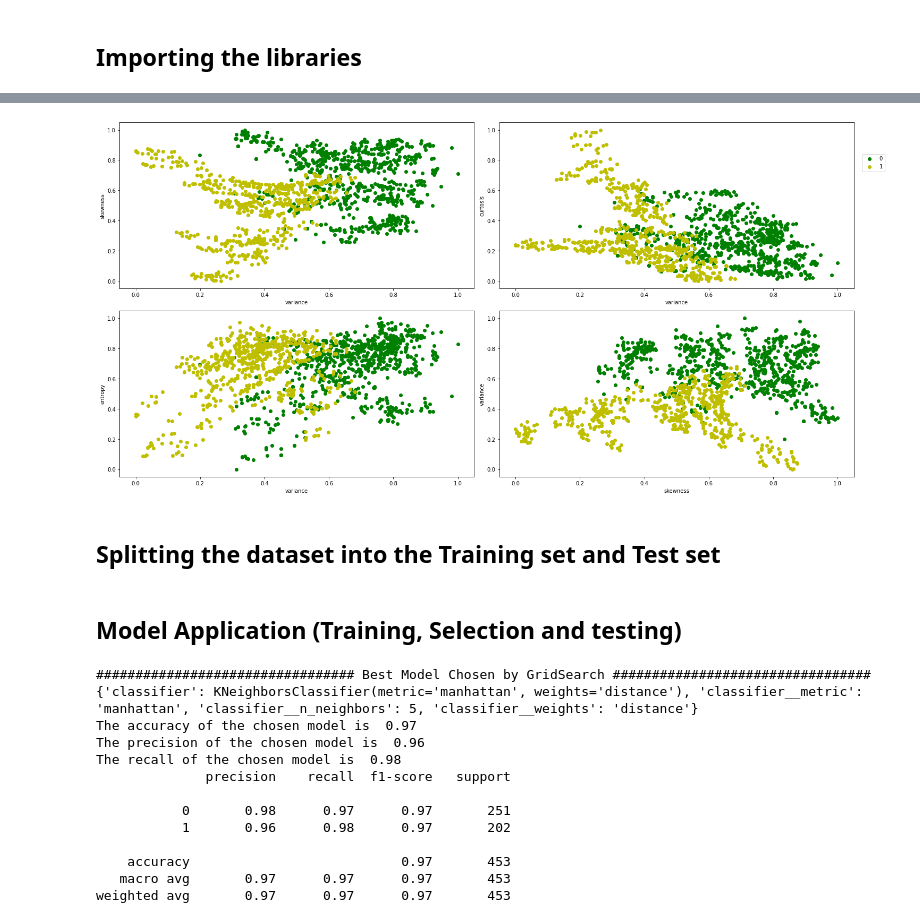
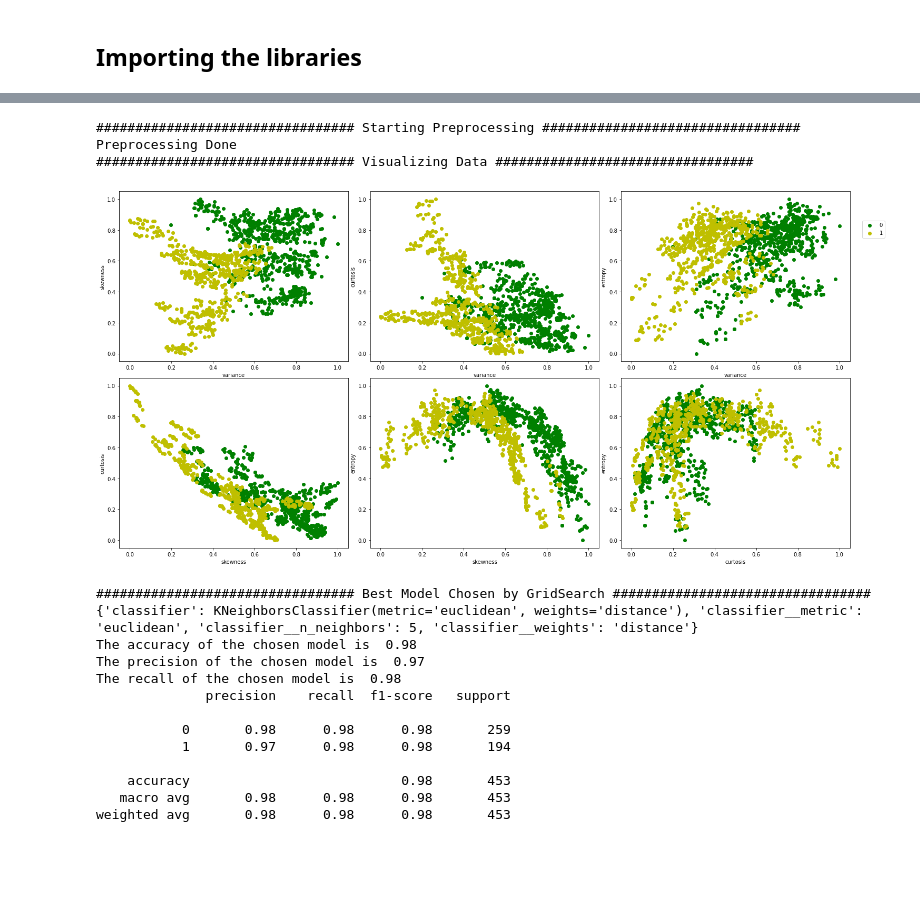
Before and after one commit to hamidmass/MachineLearningProject, a Jupyter notebook: ML Project.ipynb, the cells around one changed output, grey strips where cells are left out. Cells and saved outputs as stored; diff of their text form; code cells hidden in the pictures; blank space fills up the shorter version.

```diff
--- a/ML Project.ipynb
+++ b/ML Project.ipynb
@@ -20,6 +30,0 @@ data_correlation(banknote_df)
-# %%
-visualize_data(banknote_df)
-# %% [output]
-[figure, removed]
-# %% [markdown]
-## Splitting the dataset into the Training set and Test set
@@ -28,18 +31,20 @@ X_train, X_test, y_train, y_test = split_data(banknote_df)
-# %% [markdown]
-## Model Application (Training, Selection and testing)
-# %%
-test_model(X_train, X_test, y_train, y_test, 'f1')
-# %% [output]
-################################# Best Model Chosen by GridSearch #################################
-{'classifier': KNeighborsClassifier(metric='manhattan', weights='distance'), 'classifier__metric': 'manhattan', 'classifier__n_neighbors': 5, 'classifier__weights': 'distance'}
-The accuracy of the chosen model is  0.97
-The precision of the chosen model is  0.96
-The recall of the chosen model is  0.98
-              precision    recall  f1-score   support
-
-           0       0.98      0.97      0.97       251
-           1       0.96      0.98      0.97       202
-
-    accuracy                           0.97       453
-   macro avg       0.97      0.97      0.97       453
-weighted avg       0.97      0.97      0.97       453
+# %%
+apply_model("BankNoteAuthentication.csv", 'f1', pca=True)
+# %% [output]
+################################# Starting Preprocessing #################################
+Preprocessing Done
+################################# Visualizing Data #################################
+[figure, added]
+################################# Best Model Chosen by GridSearch #################################
+{'classifier': KNeighborsClassifier(metric='euclidean', weights='distance'), 'classifier__metric': 'euclidean', 'classifier__n_neighbors': 5, 'classifier__weights': 'distance'}
+The accuracy of the chosen model is  0.98
+The precision of the chosen model is  0.97
+The recall of the chosen model is  0.98
+              precision    recall  f1-score   support
+
+           0       0.98      0.98      0.98       259
+           1       0.97      0.98      0.98       194
+
+    accuracy                           0.98       453
+   macro avg       0.98      0.98      0.98       453
+weighted avg       0.98      0.98      0.98       453
```
Also changed, not shown: parts of 24 cells of this notebook, 1 other file.
